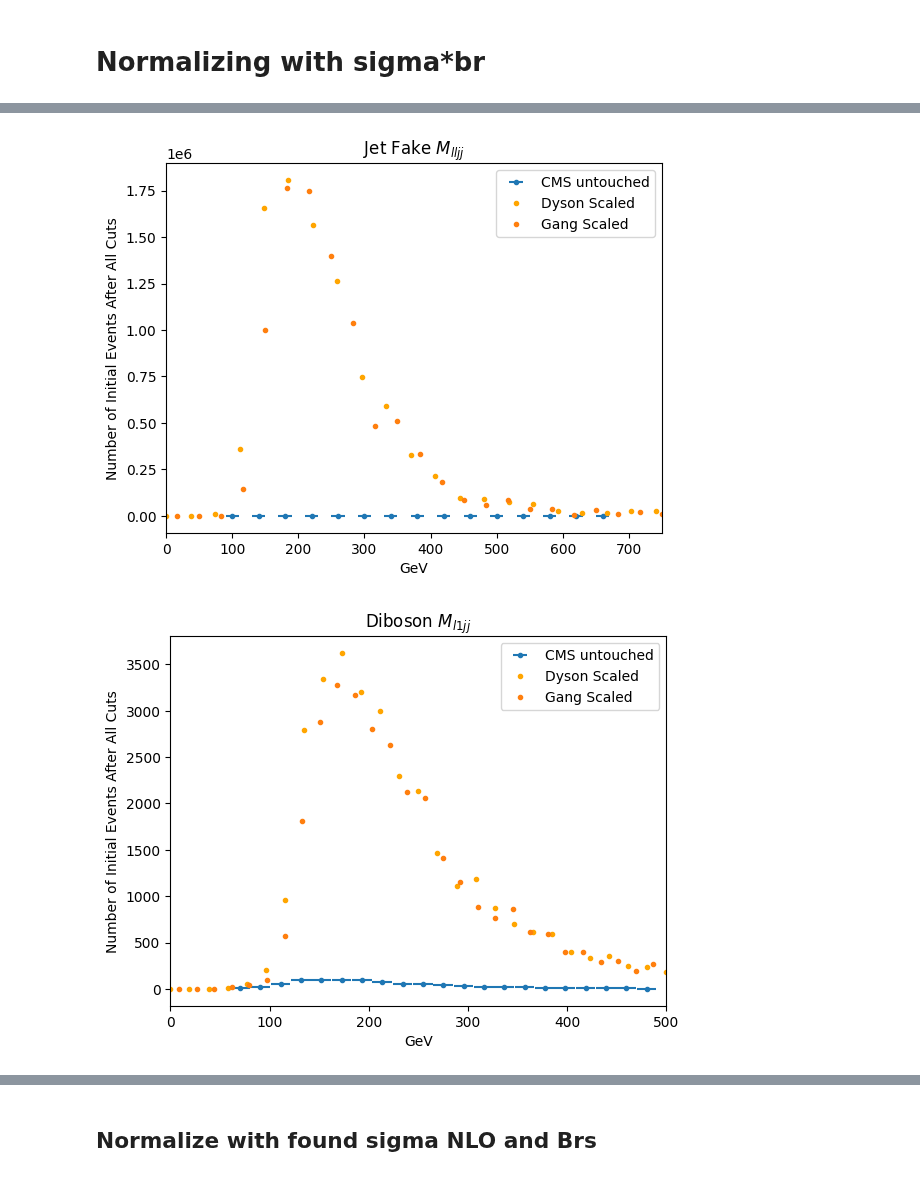
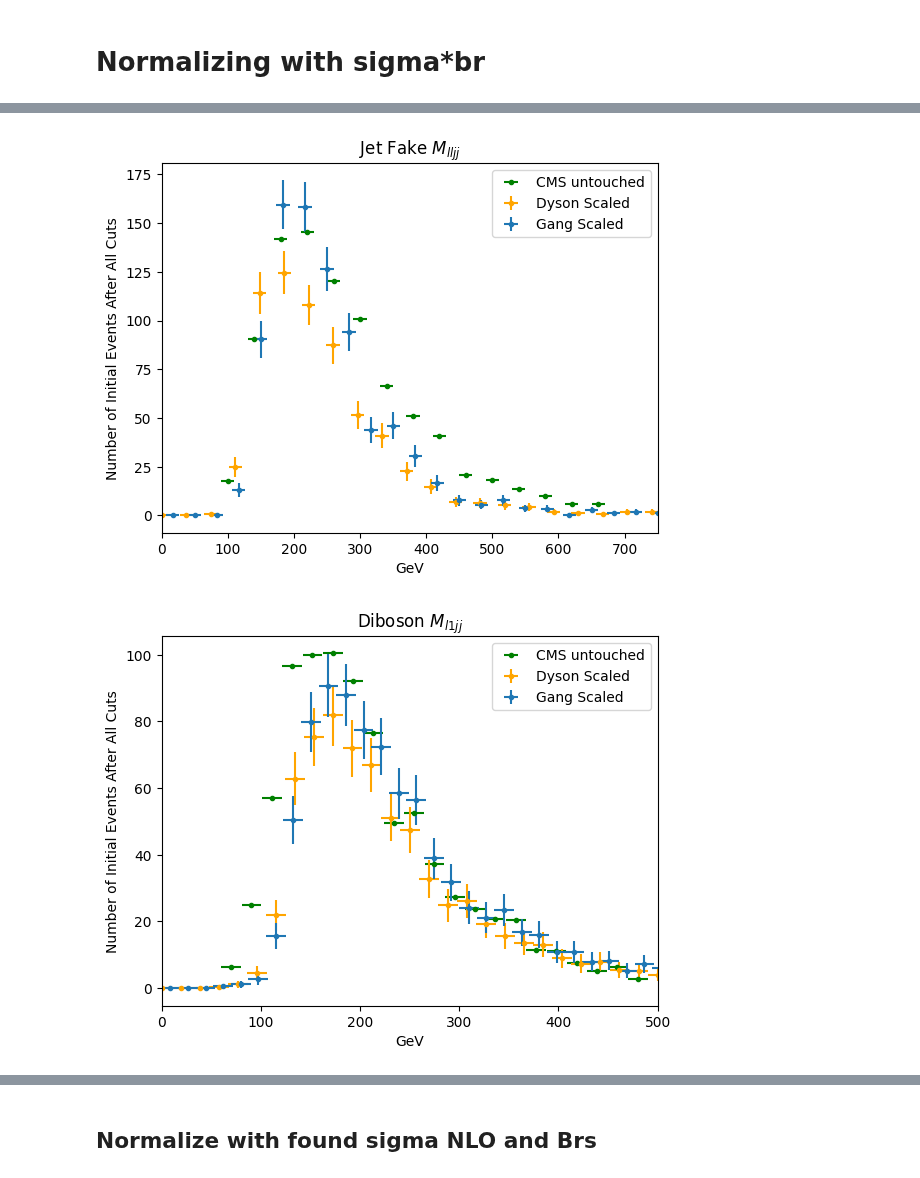
Before and after one commit to dysontk/LFVLNV, a Jupyter notebook: AnalysisAndSuch/Histos.ipynb, the cells around one changed output, grey strips where cells are left out. Saved outputs shown, nothing was run; the diff lists cells and outputs as text; code cells hidden in the pictures.

```diff
--- a/AnalysisAndSuch/Histos.ipynb
+++ b/AnalysisAndSuch/Histos.ipynb
@@ -386,15 +386,16 @@ def N_fin_finder(xarr, yarr, CMSbounds):
     print("N_sum: ", sum(yarr))
     return sum(yarr[idx1:idx2])
 
-def normalize(data_np, eventType, xarr, cmsbounds):
+def scaleIt(data_np, eventType, xarr, cmsbounds):
     # N_generated = ssdilep_events[eventType] # number of eejj events
-    # N_generated = {'WZ2j': 212626,
-    #                'ZZ2j': 213388,
-    #                'W3j': 209743,
-    #                'ttbar':211639}
+    N_generated = {'WZ2j': 212626,
+                   'ZZ2j': 213388,
+                   'W3j': 209743,
+                   'ttbar':211639}
 
     N_fin = N_fin_finder(xarr, data_np, cmsbounds)
     print(N_fin)
+    JFRate = 2 if (eventType=='WZ2j' or eventType=='ZZ2j') else 2e-2
     # N_aftercuts_CMSbounds = np.sum(data_np[])
     N_fin = np.sum(data_np) # total number of events after all cuts
     # eff_ratio = N_fin/ N_generated
@@ -411,8 +412,8 @@ def normalize(data_np, eventType, xarr, cmsbounds):
     #                    'ttbar':0.135261,
     #                    'W3j': 0.1071}
     Lumin = 35.9e3 # pb^-1
-    print(eventType, "norm factor", SigmaLO[eventType] * BranchingRatios[eventType]* Lumin/ (N_fin))
-    return data_np * SigmaLO[eventType] * BranchingRatios[eventType] * Lumin /  (N_fin)
+    print(eventType, "norm factor", JFRate * SigmaLO[eventType] * BranchingRatios[eventType]* Lumin/ N_generated[eventType])#(N_fin))
+    return data_np * JFRate * SigmaLO[eventType] * BranchingRatios[eventType] * Lumin /  N_generated[eventType]#(N_fin)
     # return data_np/4
 
 def normalizeCMS(data_np, eventType):
@@ -585,7 +586,7 @@ for htyp in GangDataDict:
         fig, axes = plt.subplots()
         print(init_dir)
         CMS_to_plot = get_data(init_dir[dg]+CMSFileTags[htyp]+'3.dat') - get_data(init_dir[dg]+CMSFileTags[htyp]+'1.dat')
-        axes.errorbar(CMS_linspaces[htyp], CMS_to_plot, xerr=10, label='CMS untouched', fmt='.')
+        axes.errorbar(CMS_linspaces[htyp], CMS_to_plot, xerr=10, label='CMS untouched', fmt='.', color='green')
 
         # CMS_to_plot_norm = CMS_to_plot*(normalizeCMS(CMS_to_plot, 'ttbar') + normalizeCMS(CMS_to_plot, 'W3j'))/2
         # axes.errorbar(CMS_linspaces[htyp], CMS_to_plot_norm, xerr=10, label='CMS', fmt='.', color='green')
@@ -603,11 +604,11 @@ for htyp in GangDataDict:
             myData.update({dt:combineHistos.get_data(dt, my_FileTags[htyp], my_start_dir)})
             # print(len(myData[dt]['data']))
             my_x = np.linspace(myData[dt]['bounds'][0], myData[dt]['bounds'][1], len(myData[dt]['data']))
-            myDataPlotSCALED += normalize(myData[dt]['data'], dt, my_x, (CMS_linspaces[htyp][0], CMS_linspaces[htyp][-1]))
+            myDataPlotSCALED += scaleIt(myData[dt]['data'], dt, my_x, (CMS_linspaces[htyp][0], CMS_linspaces[htyp][-1]))
             # print(GangDataPlotY)
             # print(GangDataDictFull[eTdict[dt]][htyp][:,0])
             GangDataPlotX = GangDataDictFull[eTdict[dt]][htyp][:,0]
-            GangDataPlotYSCALED += normalize(GangDataDictFull[eTdict[dt]][htyp][:,1], dt, GangDataPlotX, (CMS_linspaces[htyp][0], CMS_linspaces[htyp][-1]))
+            GangDataPlotYSCALED += scaleIt(GangDataDictFull[eTdict[dt]][htyp][:,1], dt, GangDataPlotX, (CMS_linspaces[htyp][0], CMS_linspaces[htyp][-1]))
             # print(np.shape(GangDataPlotX))
             # print(np.shape(GangDataPlotY))
         # GangsY = GangDataDictFull['WZ'][htyp][:,1] + GangDataDictFull['ZZ'][htyp][:,1]
@@ -617,8 +618,8 @@ for htyp in GangDataDict:
         # myDataPlot = myDataPlot #* CMS_nEvents
         axes.set_title(titleDGDict[dg] + ' ' + plotInfo[htyp]['title'])
         # plt.errorbar(my_y,  /n, color = 'orange', fmt='.', label='Dyson')
-        plt.errorbar(my_x,  myDataPlotSCALED, color = 'orange', fmt='.', label='Dyson Scaled')
-        plt.errorbar(GangDataPlotX, GangDataPlotYSCALED, fmt='.', label='Gang Scaled')
+        plt.errorbar(my_x,  myDataPlotSCALED, color = 'orange', fmt='.', label='Dyson Scaled', yerr=(myDataPlotSCALED)**(1/2), xerr=10)
+        plt.errorbar(GangDataPlotX, GangDataPlotYSCALED, fmt='.', label='Gang Scaled', yerr=(GangDataPlotYSCALED)**(1/2), xerr=10)
         plt.xlim(plotInfo[htyp]['bounds'])
         plt.ylabel('Number of Initial Events After All Cuts')
         plt.xlabel('GeV')
@@ -646,2 +647,2 @@ W3j norm factor 361.8518691588785
-[figure, old version]
+[figure, new version]
-[figure, old version]
+[figure, new version]
```
Also changed, not shown: parts of 20 cells of this notebook, 2 other files.
